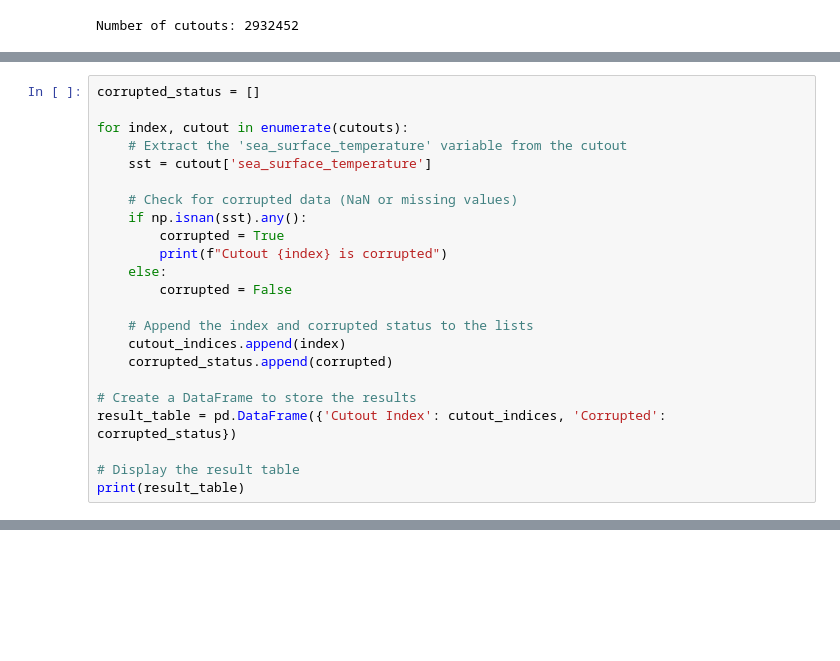
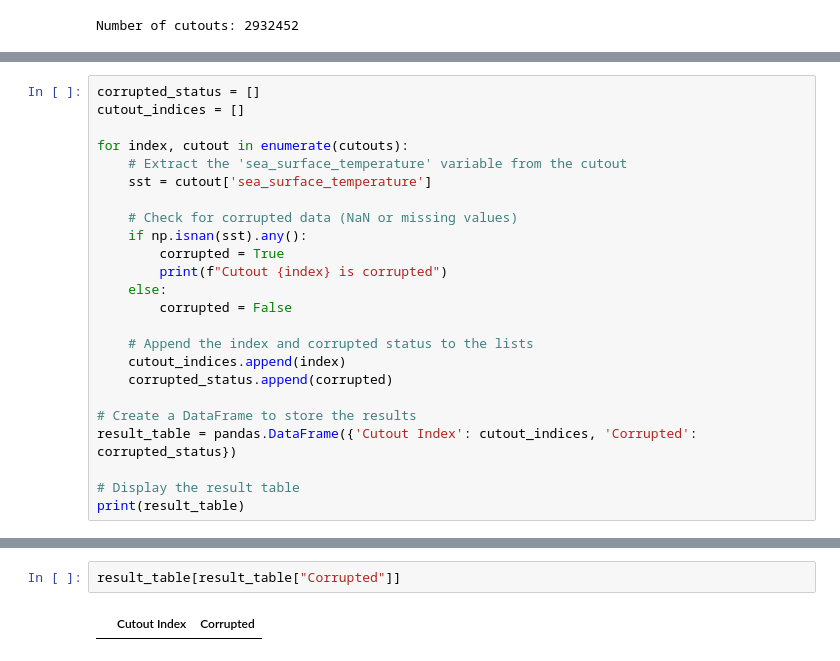
Before and after one commit to AI-for-Ocean-Science/ulmo, a Jupyter notebook: ulmo/sst_l3s/examining_extraction_tbls.ipynb, the cells around one changed output, grey strips where cells are left out. Cells and saved outputs as stored; diff of their text form; blank space fills up the shorter version.

```diff
--- a/ulmo/sst_l3s/examining_extraction_tbls.ipynb
+++ b/ulmo/sst_l3s/examining_extraction_tbls.ipynb
@@ -745,5 +696,6 @@ KeyboardInterrupt:
 # %%
 corrupted_status = []
+cutout_indices = []
 
 for index, cutout in enumerate(cutouts):
     # Extract the 'sea_surface_temperature' variable from the cutout
@@ -761,7 +713,7 @@ for index, cutout in enumerate(cutouts):
     corrupted_status.append(corrupted)
 
 # Create a DataFrame to store the results
-result_table = pd.DataFrame({'Cutout Index': cutout_indices, 'Corrupted': corrupted_status})
+result_table = pandas.DataFrame({'Cutout Index': cutout_indices, 'Corrupted': corrupted_status})
 
 # Display the result table
 print(result_table)
@@ -767,0 +735,4 @@ print(result_table)
+# %%
+result_table[result_table["Corrupted"]]
+# %% [output]
+|  | Cutout Index | Corrupted |
```
Also changed, not shown: parts of 15 cells of this notebook.
